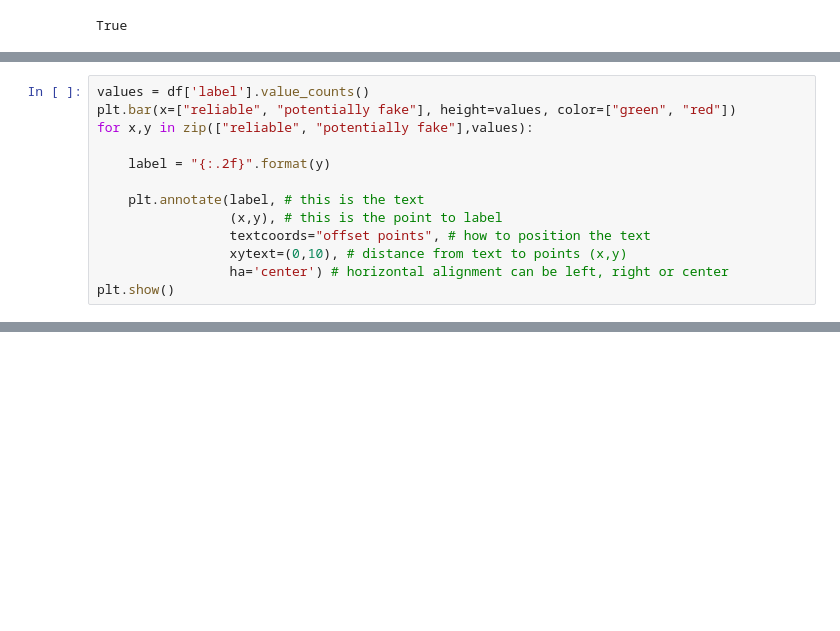
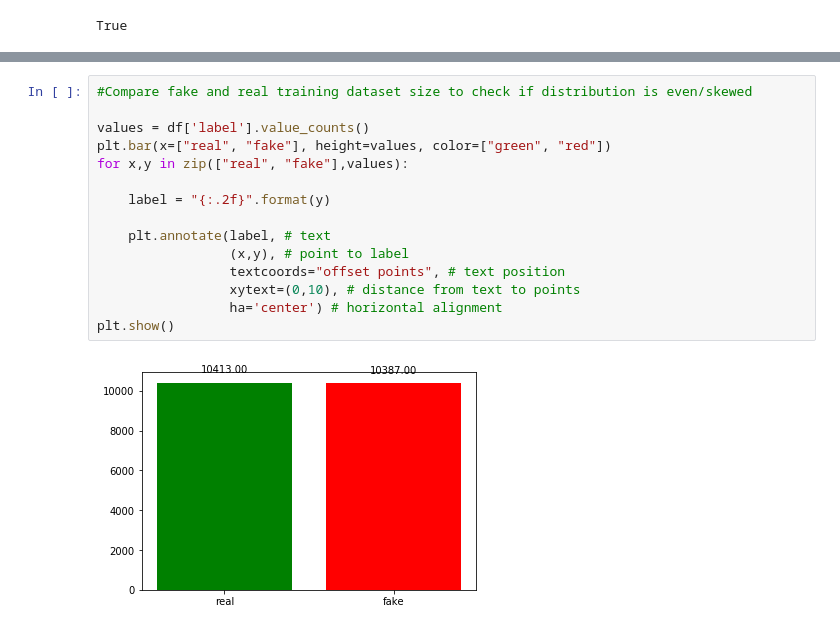
Before and after one commit to pinkychauhan89/CourseProject, a Jupyter notebook: FakeNewsClassifier.ipynb, the cells around one changed output, grey strips where cells are left out. Saved outputs shown, nothing was run; the diff lists cells and outputs as text; blank space fills up the shorter version.

Commit message:
Training and tuning, export model pipeline

```diff
--- a/FakeNewsClassifier.ipynb
+++ b/FakeNewsClassifier.ipynb
@@ -65,13 +53,0 @@ Size of dataframe after cleanup: 20800
-# %%
-values = df['label'].value_counts()
-plt.bar(x=["reliable", "potentially fake"], height=values, color=["green", "red"])
-for x,y in zip(["reliable", "potentially fake"],values):
-
-    label = "{:.2f}".format(y)
-
-    plt.annotate(label, # this is the text
-                 (x,y), # this is the point to label
-                 textcoords="offset points", # how to position the text
-                 xytext=(0,10), # distance from text to points (x,y)
-                 ha='center') # horizontal alignment can be left, right or center
-plt.show()
@@ -341,0 +77,17 @@ print(Accuracy*100)
+# %%
+#Compare fake and real training dataset size to check if distribution is even/skewed
+
+values = df['label'].value_counts()
+plt.bar(x=["real", "fake"], height=values, color=["green", "red"])
+for x,y in zip(["real", "fake"],values):
+
+    label = "{:.2f}".format(y)
+
+    plt.annotate(label, # text
+                 (x,y), # point to label
+                 textcoords="offset points", # text position
+                 xytext=(0,10), # distance from text to points
+                 ha='center') # horizontal alignment
+plt.show()
+# %% [output]
+[figure, added]
```
Also changed, not shown: parts of 88 cells of this notebook, 3 other files.
